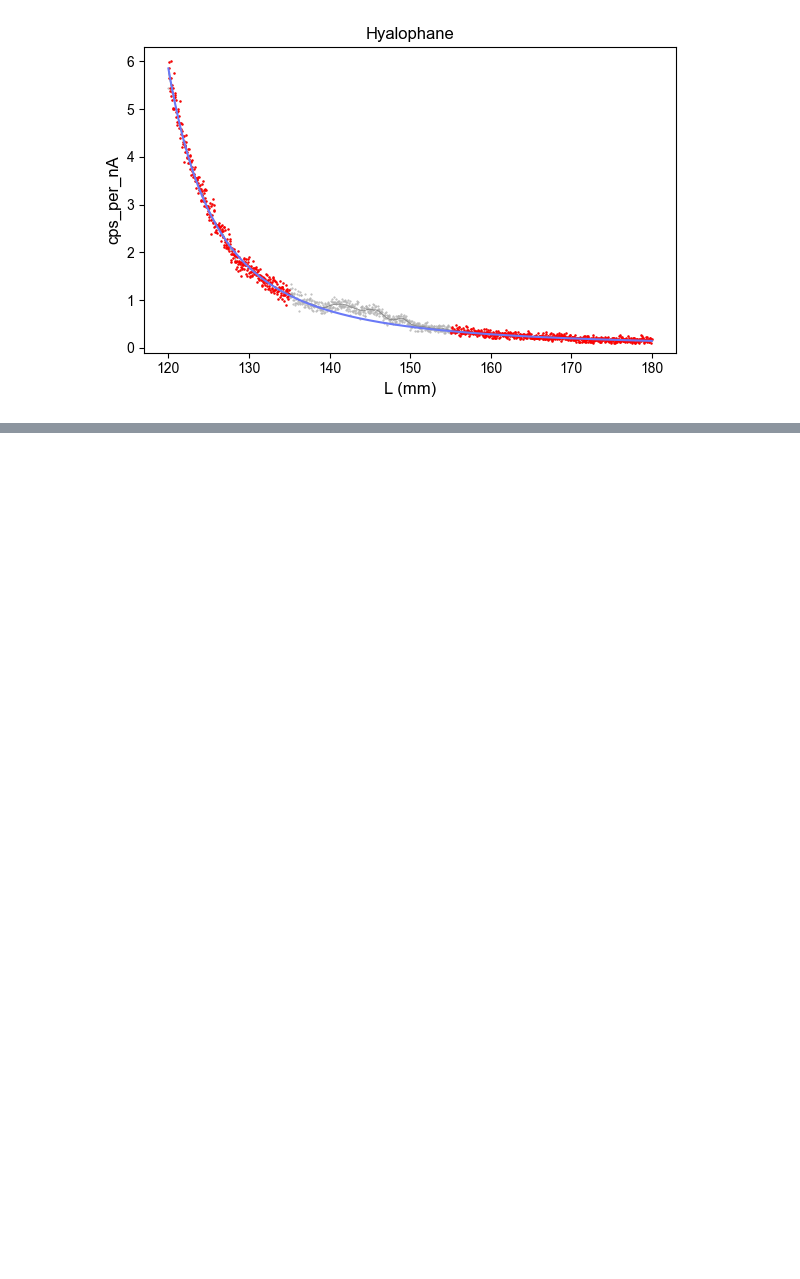
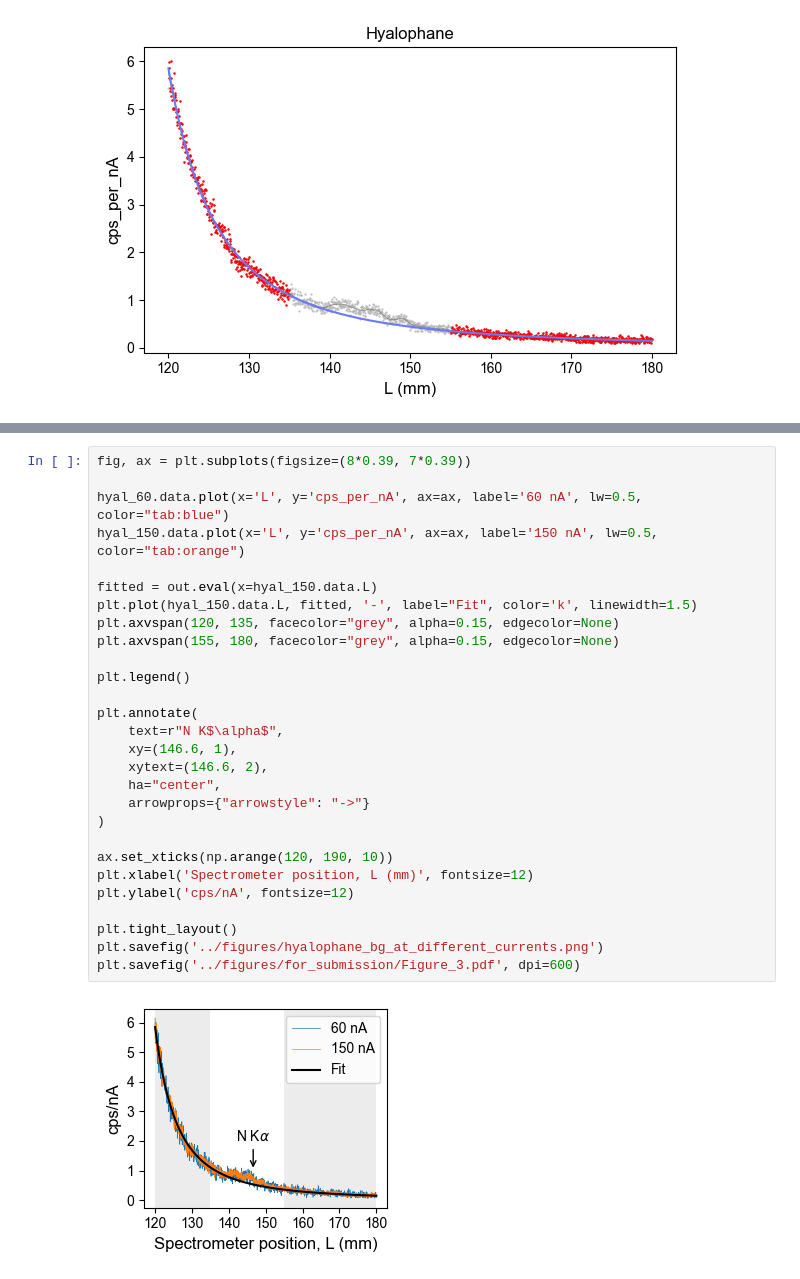
Before and after one commit to eleanor-m/n_epma_analysis, a Jupyter notebook: notebooks/11_wd_scans_at_different_conditions.ipynb, the cells around one changed output, grey strips where cells are left out. Saved outputs shown, nothing was run; the diff lists cells and outputs as text; blank space fills up the shorter version.

Commit message:
Update Figure 3

```diff
--- a/notebooks/11_wd_scans_at_different_conditions.ipynb
+++ b/notebooks/11_wd_scans_at_different_conditions.ipynb
@@ -502,2 +502,32 @@ plt.savefig('../figures/for_submission/Figure_3.pdf', dpi=600)
 # %% [output]
 [figure]
+# %%
+fig, ax = plt.subplots(figsize=(8*0.39, 7*0.39))
+
+hyal_60.data.plot(x='L', y='cps_per_nA', ax=ax, label='60 nA', lw=0.5, color="tab:blue")
+hyal_150.data.plot(x='L', y='cps_per_nA', ax=ax, label='150 nA', lw=0.5, color="tab:orange")
+
+fitted = out.eval(x=hyal_150.data.L)
+plt.plot(hyal_150.data.L, fitted, '-', label="Fit", color='k', linewidth=1.5)
+plt.axvspan(120, 135, facecolor="grey", alpha=0.15, edgecolor=None)
+plt.axvspan(155, 180, facecolor="grey", alpha=0.15, edgecolor=None)
+
+plt.legend()
+
+plt.annotate(
+    text=r"N K$\alpha$",
+    xy=(146.6, 1),
+    xytext=(146.6, 2),
+    ha="center",
+    arrowprops={"arrowstyle": "->"}
+)
+
+ax.set_xticks(np.arange(120, 190, 10))
+plt.xlabel('Spectrometer position, L (mm)', fontsize=12)
+plt.ylabel('cps/nA', fontsize=12)
+
+plt.tight_layout()
+plt.savefig('../figures/hyalophane_bg_at_different_currents.png')
+plt.savefig('../figures/for_submission/Figure_3.pdf', dpi=600)
+# %% [output]
+[figure, added]
```
Also changed, not shown: parts of 1 cell of this notebook, 3 other files.
